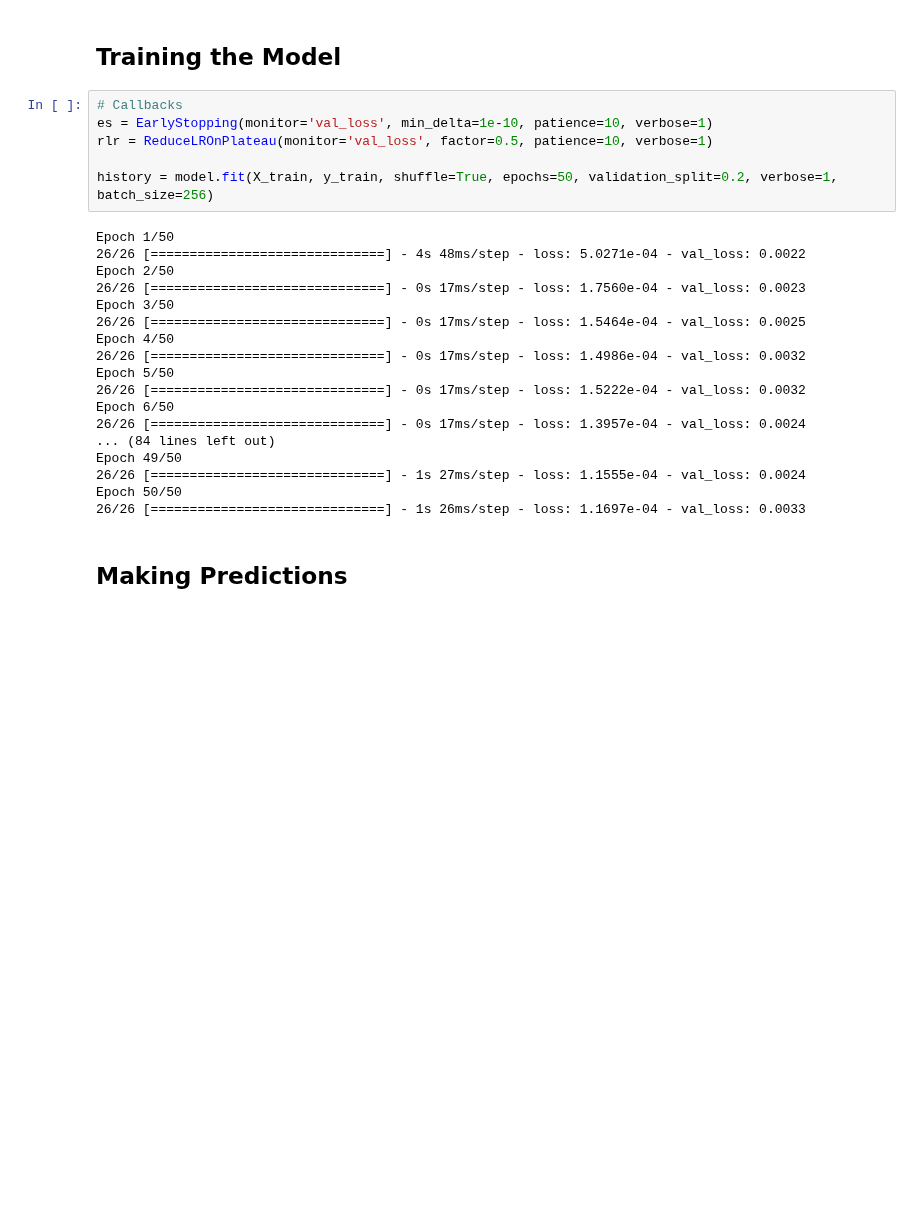
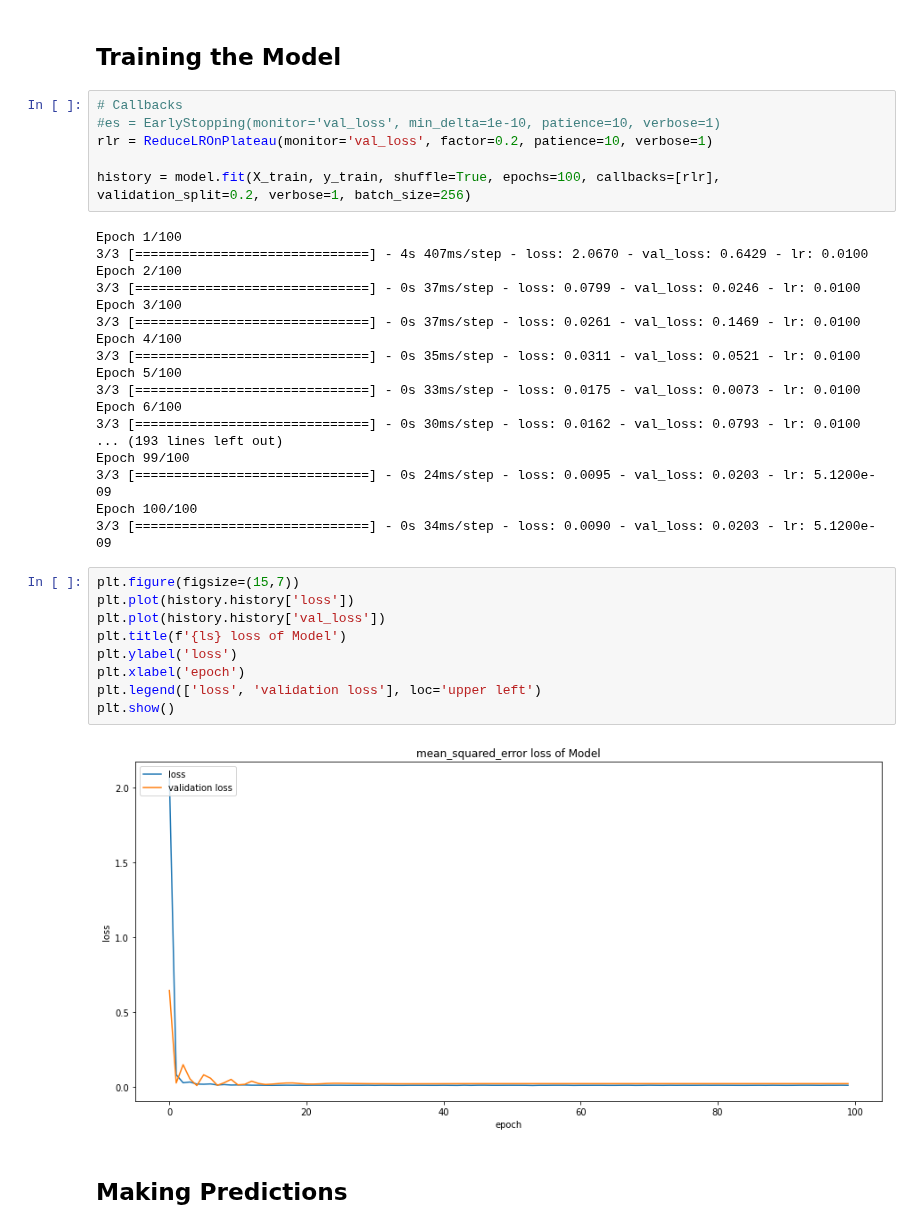
Before and after one commit to zanderman/stock-forecasting-transformer, a Jupyter notebook: Stock_predict_LSTM.ipynb, the cells around one changed output. Drawn from its saved outputs; the diff is of its cells as text; blank space fills up the shorter version.

```diff
--- a/Stock_predict_LSTM.ipynb
+++ b/Stock_predict_LSTM.ipynb
@@ -253,28 +276,39 @@ _________________________________________________________________
 ## Training the Model
 # %%
 # Callbacks
-es = EarlyStopping(monitor='val_loss', min_delta=1e-10, patience=10, verbose=1)
-rlr = ReduceLROnPlateau(monitor='val_loss', factor=0.5, patience=10, verbose=1)
+#es = EarlyStopping(monitor='val_loss', min_delta=1e-10, patience=10, verbose=1)
+rlr = ReduceLROnPlateau(monitor='val_loss', factor=0.2, patience=10, verbose=1)
 
-history = model.fit(X_train, y_train, shuffle=True, epochs=50, validation_split=0.2, verbose=1, batch_size=256)
+history = model.fit(X_train, y_train, shuffle=True, epochs=100, callbacks=[rlr], validation_split=0.2, verbose=1, batch_size=256)
 # %% [output]
-Epoch 1/50
-26/26 [==============================] - 4s 48ms/step - loss: 5.0271e-04 - val_loss: 0.0022
-Epoch 2/50
-26/26 [==============================] - 0s 17ms/step - loss: 1.7560e-04 - val_loss: 0.0023
-Epoch 3/50
-26/26 [==============================] - 0s 17ms/step - loss: 1.5464e-04 - val_loss: 0.0025
-Epoch 4/50
-26/26 [==============================] - 0s 17ms/step - loss: 1.4986e-04 - val_loss: 0.0032
-Epoch 5/50
-26/26 [==============================] - 0s 17ms/step - loss: 1.5222e-04 - val_loss: 0.0032
-Epoch 6/50
-26/26 [==============================] - 0s 17ms/step - loss: 1.3957e-04 - val_loss: 0.0024
-... (84 lines left out)
-Epoch 49/50
-26/26 [==============================] - 1s 27ms/step - loss: 1.1555e-04 - val_loss: 0.0024
-Epoch 50/50
-26/26 [==============================] - 1s 26ms/step - loss: 1.1697e-04 - val_loss: 0.0033
+Epoch 1/100
+3/3 [==============================] - 4s 407ms/step - loss: 2.0670 - val_loss: 0.6429 - lr: 0.0100
+Epoch 2/100
+3/3 [==============================] - 0s 37ms/step - loss: 0.0799 - val_loss: 0.0246 - lr: 0.0100
+Epoch 3/100
+3/3 [==============================] - 0s 37ms/step - loss: 0.0261 - val_loss: 0.1469 - lr: 0.0100
+Epoch 4/100
+3/3 [==============================] - 0s 35ms/step - loss: 0.0311 - val_loss: 0.0521 - lr: 0.0100
+Epoch 5/100
+3/3 [==============================] - 0s 33ms/step - loss: 0.0175 - val_loss: 0.0073 - lr: 0.0100
+Epoch 6/100
+3/3 [==============================] - 0s 30ms/step - loss: 0.0162 - val_loss: 0.0793 - lr: 0.0100
+... (193 lines left out)
+Epoch 99/100
+3/3 [==============================] - 0s 24ms/step - loss: 0.0095 - val_loss: 0.0203 - lr: 5.1200e-09
+Epoch 100/100
+3/3 [==============================] - 0s 34ms/step - loss: 0.0090 - val_loss: 0.0203 - lr: 5.1200e-09
+# %%
+plt.figure(figsize=(15,7))
+plt.plot(history.history['loss'])
+plt.plot(history.history['val_loss'])
+plt.title(f'{ls} loss of Model')
+plt.ylabel('loss')
+plt.xlabel('epoch')
+plt.legend(['loss', 'validation loss'], loc='upper left')
+plt.show()
+# %% [output]
+[figure, added]
 # %% [markdown]
 ## Making Predictions
 # %%
```
Also changed, not shown: parts of 13 cells of this notebook.
